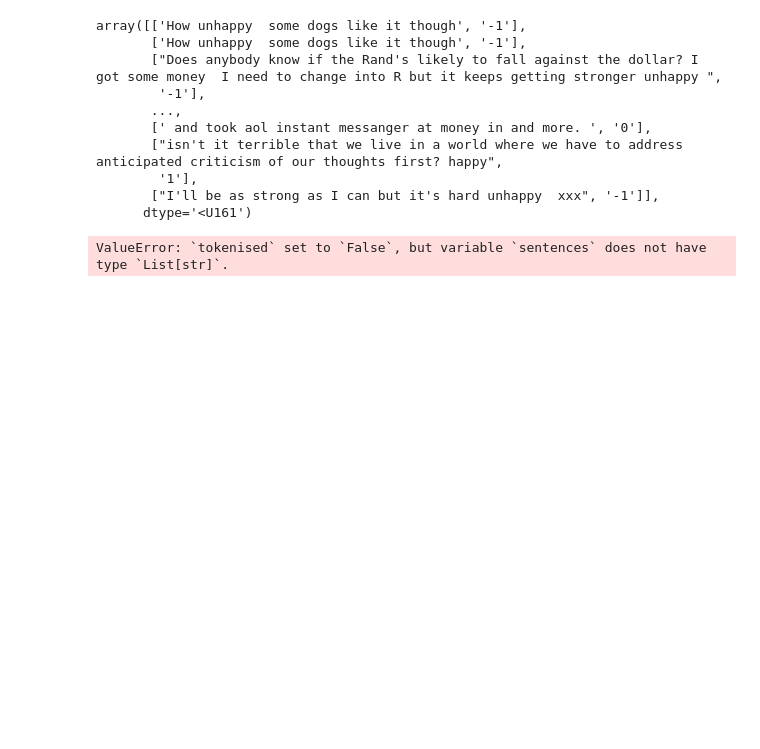
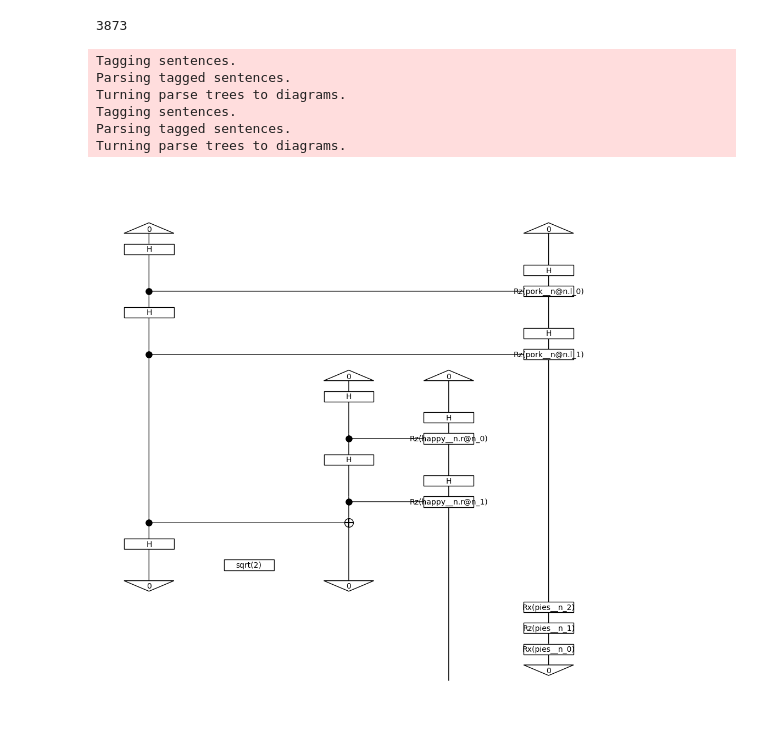
Before and after one commit to thoamswilliams/QUOR-QML-SP23, a Jupyter notebook: testbed/circuit.ipynb, the cells around one changed output. Saved outputs shown, nothing was run; the diff lists cells and outputs as text; code cells hidden in the pictures; blank space fills up the shorter version.

```diff
--- a/testbed/circuit.ipynb
+++ b/testbed/circuit.ipynb
@@ -38,16 +39,7 @@ posset =  np.concatenate((positive,poslabels), axis=1)
 
 dataset = np.concatenate((negset,neutset,posset), axis=0)
 
-import random
-random.shuffle(dataset)
+np.random.shuffle(dataset)
+print(len(dataset))
 # %% [output]
-array([['How unhappy  some dogs like it though', '-1'],
-       ['How unhappy  some dogs like it though', '-1'],
-       ["Does anybody know if the Rand's likely to fall against the dollar? I got some money  I need to change into R but it keeps getting stronger unhappy ",
-        '-1'],
-       ...,
-       [' and took aol instant messanger at money in and more. ', '0'],
-       ["isn't it terrible that we live in a world where we have to address anticipated criticism of our thoughts first? happy",
-        '1'],
-       ["I'll be as strong as I can but it's hard unhappy  xxx", '-1']],
-      dtype='<U161')
+3873
@@ -55,7 +58,48 @@ array([['How unhappy  some dogs like it though', '-1'],
 ## Convert sentences to circuits w lambeq
 parser = BobcatParser(root_cats=('NP','N'),verbose = 'text')
 
-raw_train_diagrams = parser.sentences2diagrams(train,suppress_exceptions=True)
-raw_val_diagrams = parser.sentences2diagrams(test,  suppress_exceptions=True)
+raw_train_diagrams = parser.sentences2diagrams(train_data, suppress_exceptions=True)
+raw_val_diagrams = parser.sentences2diagrams(val_data, suppress_exceptions=True)
 # %% [output]
-ValueError: `tokenised` set to `False`, but variable `sentences` does not have type `List[str]`.
+Tagging sentences.
+Parsing tagged sentences.
+Turning parse trees to diagrams.
+Tagging sentences.
+Parsing tagged sentences.
+Turning parse trees to diagrams.
+# %%
+train_diagrams = [
+    diagram.normal_form()
+    for diagram in raw_train_diagrams if diagram is not None
+]
+val_diagrams = [
+    diagram.normal_form()
+    for diagram in raw_val_diagrams if diagram is not None
+]
+
+train_labels = [
+    label for (diagram, label)
+    in zip(raw_train_diagrams, train_labels)
+    if diagram is not None]
+val_labels = [
+    label for (diagram, label)
+    in zip(raw_val_diagrams, val_labels)
+    if diagram is not None
+]
+# %%
+from lambeq import AtomicType, IQPAnsatz, remove_cups
+N = AtomicType.NOUN
+S = AtomicType.SENTENCE
+P = AtomicType.PREPOSITIONAL_PHRASE
+PUNC = AtomicType.PUNCTUATION
+C = AtomicType.CONJUNCTION
+
+ansatz = IQPAnsatz({N: 1,S: 0, P: 1, PUNC: 0, C: 0},
+                   n_layers=2, n_single_qubit_params=3)
+
+train_circuits = [ansatz(remove_cups(diagram)) for diagram in train_diagrams]
+val_circuits =  [ansatz(remove_cups(diagram))  for diagram in val_diagrams]
+# %%
+train_circuits[5].draw(figsize=(9, 10))
+# %% [output]
+[figure, added]
```
Also changed, not shown: parts of 3 cells of this notebook.
